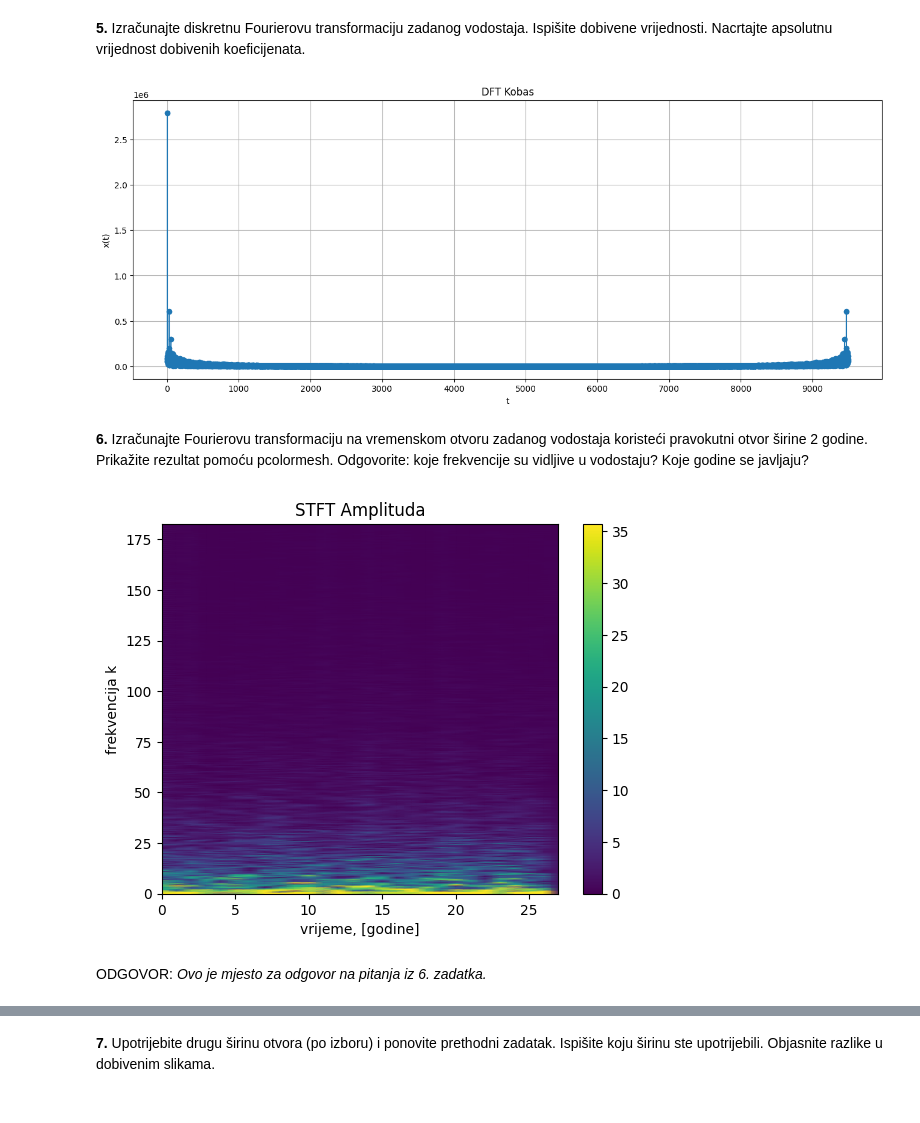
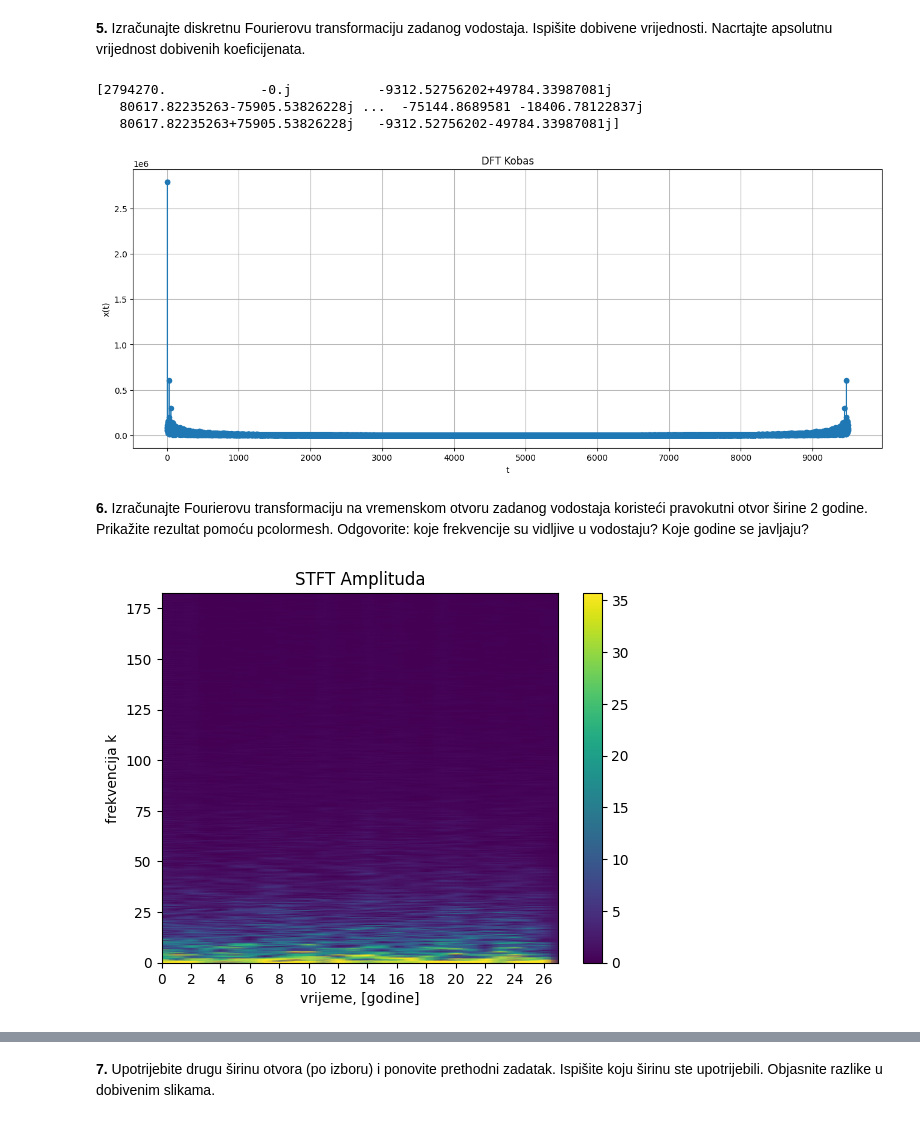
Before and after one commit to evucelic/Obrada-Informacija, a Jupyter notebook: hidrologija/1_HR_PrvaLabVjezba_OI.ipynb, the cells around one changed output, grey strips where cells are left out. Cells and saved outputs as stored; diff of their text form; code cells hidden in the pictures.

```diff
--- a/hidrologija/1_HR_PrvaLabVjezba_OI.ipynb
+++ b/hidrologija/1_HR_PrvaLabVjezba_OI.ipynb
@@ -92,8 +92,8 @@ transform = fft(kobas)
 n = len(transform)
 vrijeme = np.arange(n)
 
+print(transform)
 abs_transform = np.abs(transform)
-
 
 plt.figure(figsize=(16,6))
 plt.stem(vrijeme, abs_transform, basefmt=" ")
@@ -104,21 +104,23 @@ plt.title('DFT Kobas')
 plt.grid(True)
 plt.show()
 # %% [output]
+[2794270.            -0.j           -9312.52756202+49784.33987081j
+   80617.82235263-75905.53826228j ...  -75144.8689581 -18406.78122837j
+   80617.82235263+75905.53826228j   -9312.52756202-49784.33987081j]
 [figure]
 # %% [markdown]
 **6.**	Izračunajte Fourierovu transformaciju na vremenskom otvoru zadanog vodostaja koristeći pravokutni otvor širine 2 godine. Prikažite rezultat pomoću pcolormesh. Odgovorite: koje frekvencije su vidljive u vodostaju? Koje godine se javljaju?
 # %%
 window = signal.windows.boxcar(365*2)
 fs = 365
 f, t, Zxx  = signal.stft(kobas, fs, window, nperseg=365*2)
 
 plt.pcolormesh(t, f, np.abs(Zxx), vmin=0,vmax=np.abs(Zxx.max())/10, shading='gouraud')
 plt.colorbar()
 plt.title("STFT Amplituda")
 plt.ylabel("frekvencija k")
 plt.xlabel("vrijeme, [godine]")
+plt.xticks(np.arange(0,len(t),2))
 plt.show()
 # %% [output]
-[figure, old version]
+[figure, new version]
-# %% [markdown]
-ODGOVOR: *Ovo je mjesto za odgovor na pitanja iz 6. zadatka.*
```
Also changed, not shown: parts of 11 cells of this notebook.
